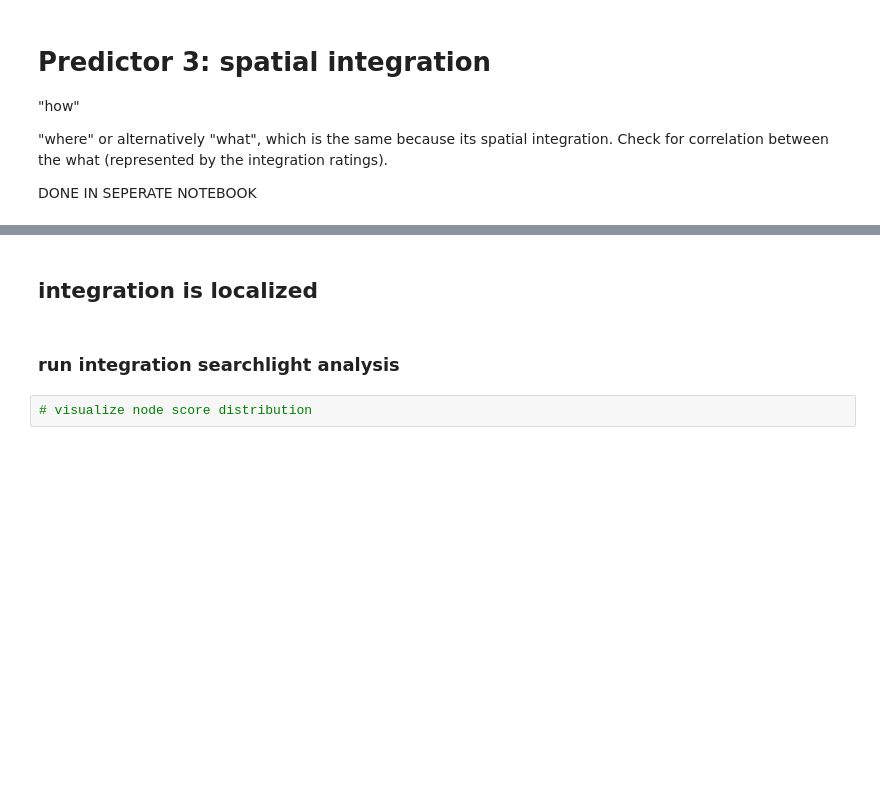
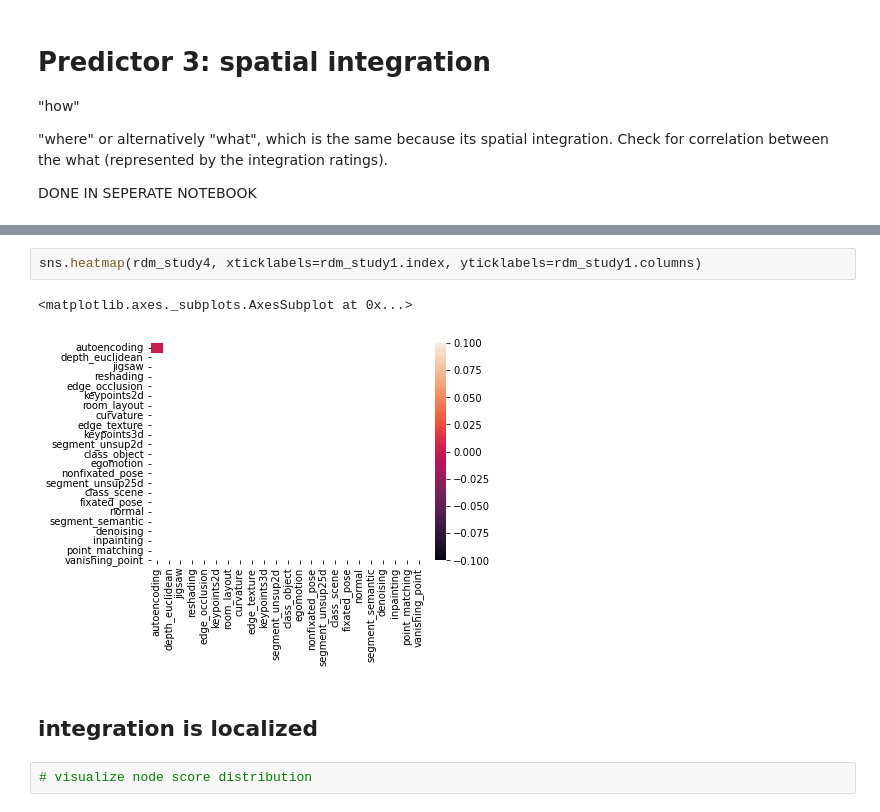
Before and after one commit to toniklenk/analysis-taskonomy, a Jupyter notebook: scripts/factors analysis.ipynb, the cells around one changed output, grey strips where cells are left out. Saved outputs shown, nothing was run; the diff lists cells and outputs as text; blank space fills up the shorter version.

```diff
--- a/scripts/factors analysis.ipynb
+++ b/scripts/factors analysis.ipynb
@@ -656,7 +656,10 @@ DONE IN SEPERATE NOTEBOOK
+# %%
+sns.heatmap(rdm_study4, xticklabels=rdm_study1.index, yticklabels=rdm_study1.columns)
+# %% [output]
+<matplotlib.axes._subplots.AxesSubplot at 0x...>
+[figure, added]
 # %% [markdown]
 ## integration is localized
-# %% [markdown]
-### run integration searchlight analysis
 # %%
 # visualize node score distribution
 # %%
```
Also changed, not shown: parts of 31 cells of this notebook, 3 other files.
